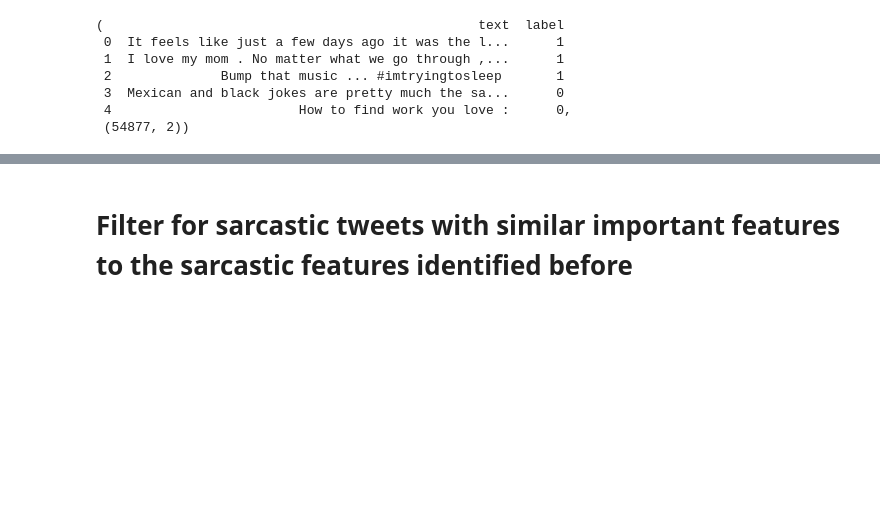
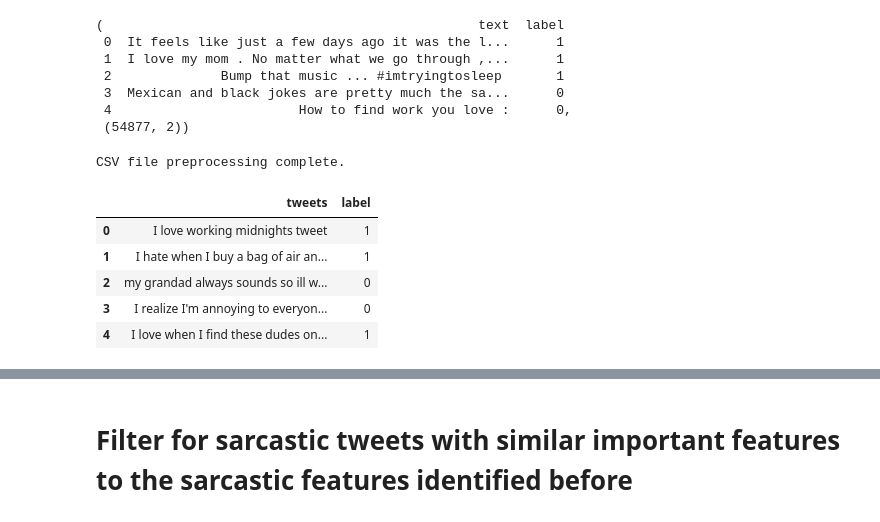
Before and after one commit to sba22224/Capstone_SBA22224, a Jupyter notebook: Code_Notebooks/Sarcasm Detection Model.ipynb, the cells around one changed output, grey strips where cells are left out. Saved outputs shown, nothing was run; the diff lists cells and outputs as text; code cells hidden in the pictures; blank space fills up the shorter version.

```diff
--- a/Code_Notebooks/Sarcasm Detection Model.ipynb
+++ b/Code_Notebooks/Sarcasm Detection Model.ipynb
@@ -795,3 +798,35 @@ df_add3.head(), df_add3.shape
  3  Mexican and black jokes are pretty much the sa...      0
  4                        How to find work you love :      0,
  (54877, 2))
+# %%
+#Compile data with weak labels consisting of offensive vocab and key hashtags
+
+#Open the csv file to adjust format and define a new one for the corrected formatting
+with open('dataset_csv.csv', 'r', encoding='utf-8') as input_file, \
+     open('output.csv', 'w', encoding='utf-8', newline='') as output_file:
+
+    csv_reader = csv.reader(input_file)
+    csv_writer = csv.writer(output_file)
+
+    #Where row has tweet split into several cells, concatenate into a single cell
+    for row in csv_reader:
+        if len(row) > 1:
+            full_tweet = ' '.join(row[1:])
+            csv_writer.writerow([row[0], full_tweet])
+        else:
+            csv_writer.writerow(row)
+
+print("CSV file preprocessing complete.")
+# %% [output]
+CSV file preprocessing complete.
+# %%
+#Import corrected data and check the format
+df_add4 = pd.read_csv('output.csv', delimiter='\t')
+df_add4.head()
+# %% [output]
+|  | tweets | label |
+| 0 | I love working midnights tweet | 1 |
+| 1 | I hate when I buy a bag of air an... | 1 |
+| 2 | my grandad always sounds so ill w... | 0 |
+| 3 | I realize I'm annoying to everyon... | 0 |
+| 4 | I love when I find these dudes on... | 1 |
```
Also changed, not shown: parts of 28 cells of this notebook.
